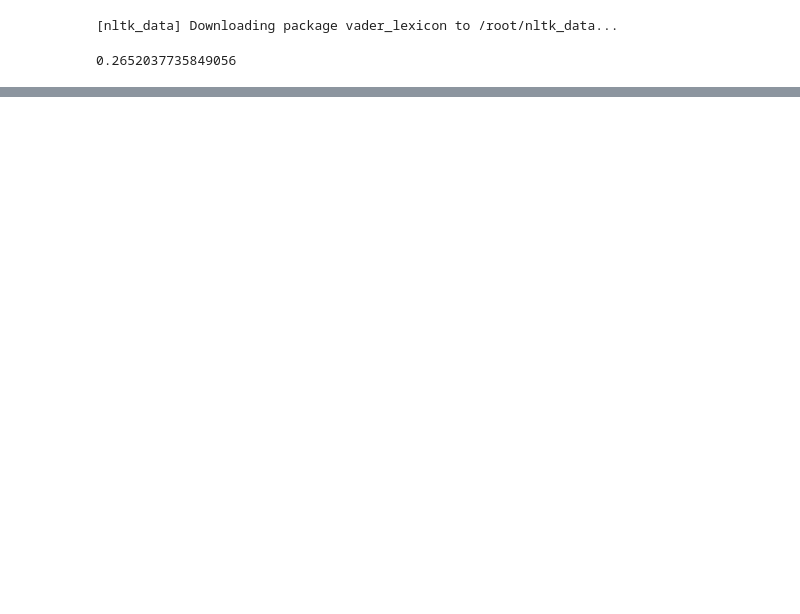
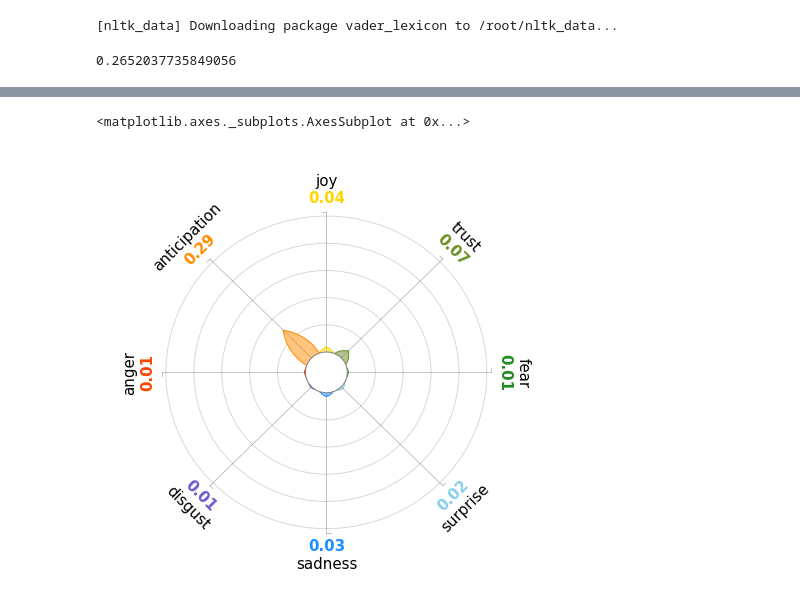
Before and after one commit to JefNtungila/Brunel, a Jupyter notebook: CS5810_Analysis_of_Twitter_Discourse_on_Brunel_University_Using_Python_and_Hadoop_MapReduce_2046825.ipynb, the cells around one changed output, grey strips where cells are left out. Cells and saved outputs as stored; diff of their text form; code cells hidden in the pictures; blank space fills up the shorter version.

```diff
--- a/CS5810_Analysis_of_Twitter_Discourse_on_Brunel_University_Using_Python_and_Hadoop_MapReduce_2046825.ipynb
+++ b/CS5810_Analysis_of_Twitter_Discourse_on_Brunel_University_Using_Python_and_Hadoop_MapReduce_2046825.ipynb
@@ -368,0 +421,8 @@ df['final_sentiment'].mean()
+# %%
+from nrclex import NRCLex
+
+
+emotion_list = [NRCLex(i).affect_frequencies for i in df['clean_text'].tolist()]
+df_emotions_holder = [pd.DataFrame(df, index=[i]) for i, df in enumerate(emotion_list)]
+emotions = pd.concat(df_emotions_holder)
+df = pd.concat([df, emotions], axis=1)
@@ -368,0 +432,16 @@ df['final_sentiment'].mean()
+# %%
+emotions = dict(emotions.mean())
+del emotions['anticip']
+del emotions['positive']
+del emotions['negative']
+# %%
+from pyplutchik import plutchik
+import matplotlib.pyplot as plt
+from random import uniform
+
+#Must be one of 'joy', 'trust', 'fear', 'surprise', 'sadness', 'disgust', 'anger', 'anticipation'
+
+plutchik(emotions)
+# %% [output]
+<matplotlib.axes._subplots.AxesSubplot at 0x...>
+[figure, added]
```
Also changed, not shown: parts of 10 cells of this notebook.
